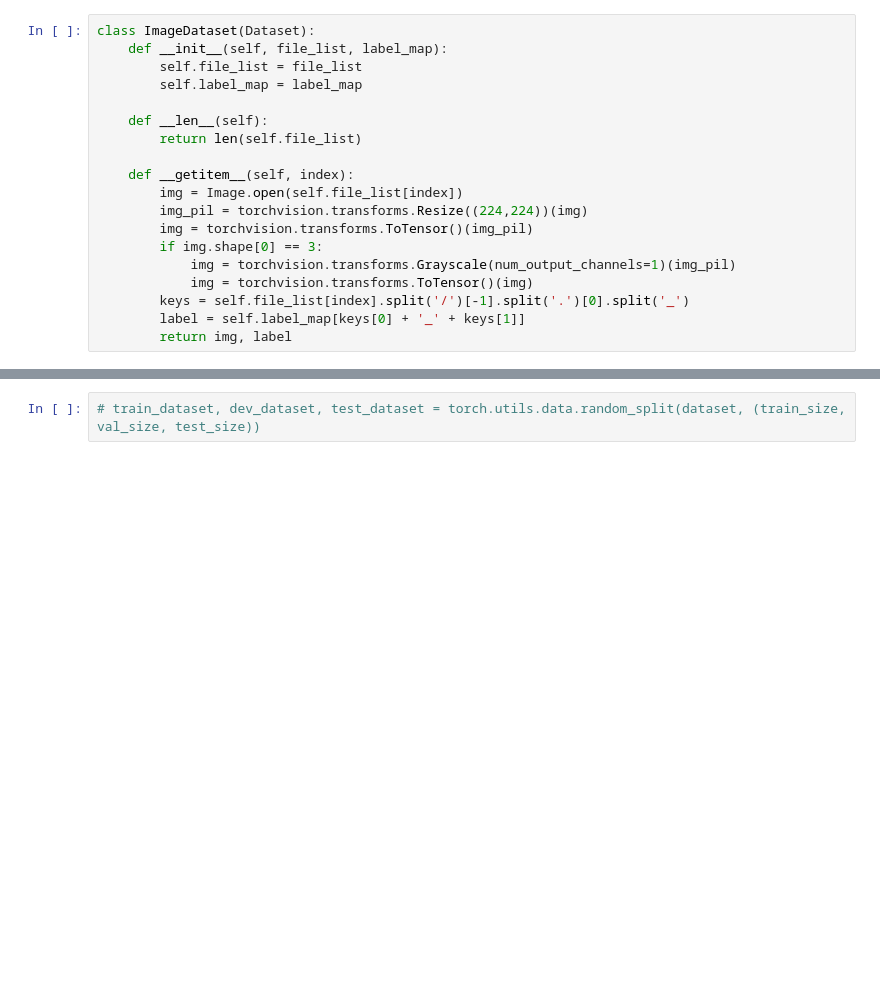
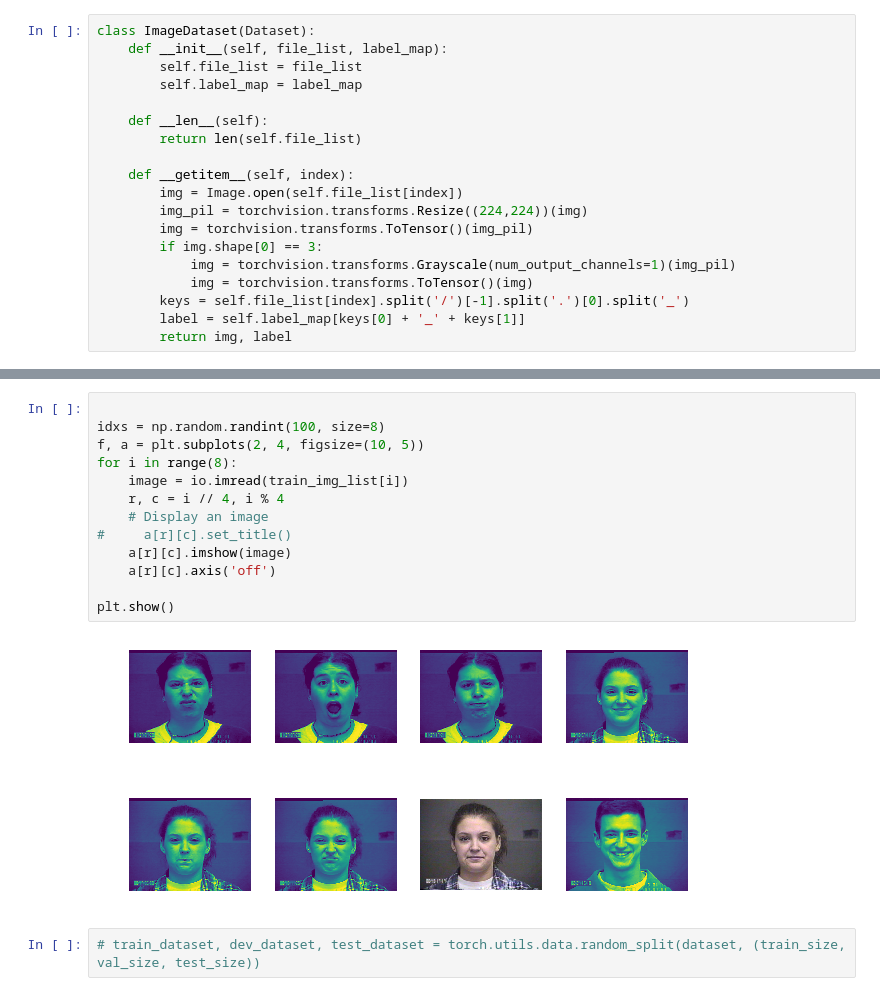
Before and after one commit to SiddharthMehtaRajendra/pythons, a Jupyter notebook: baseline_cnn_v3.ipynb, the cells around one changed output, grey strips where cells are left out. Cells and saved outputs as stored; diff of their text form; blank space fills up the shorter version.

```diff
--- a/baseline_cnn_v3.ipynb
+++ b/baseline_cnn_v3.ipynb
@@ -119,3 +109,18 @@ torch.Size([1, 224, 224])
+# %%
+
+idxs = np.random.randint(100, size=8)
+f, a = plt.subplots(2, 4, figsize=(10, 5))
+for i in range(8):
+    image = io.imread(train_img_list[i])
+    r, c = i // 4, i % 4
+    # Display an image
+#     a[r][c].set_title()
+    a[r][c].imshow(image)
+    a[r][c].axis('off')
+
+plt.show()
+# %% [output]
+[figure, added]
 # %%
 # train_dataset, dev_dataset, test_dataset = torch.utils.data.random_split(dataset, (train_size, val_size, test_size))
 # %%
```
Also changed, not shown: parts of 10 cells of this notebook.
